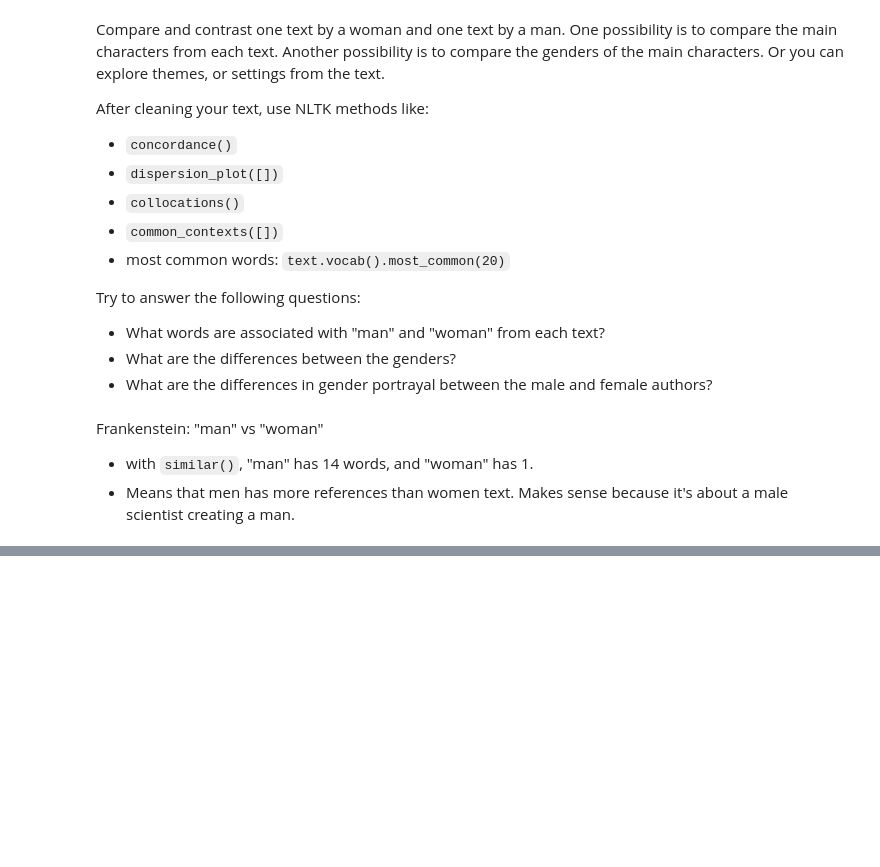
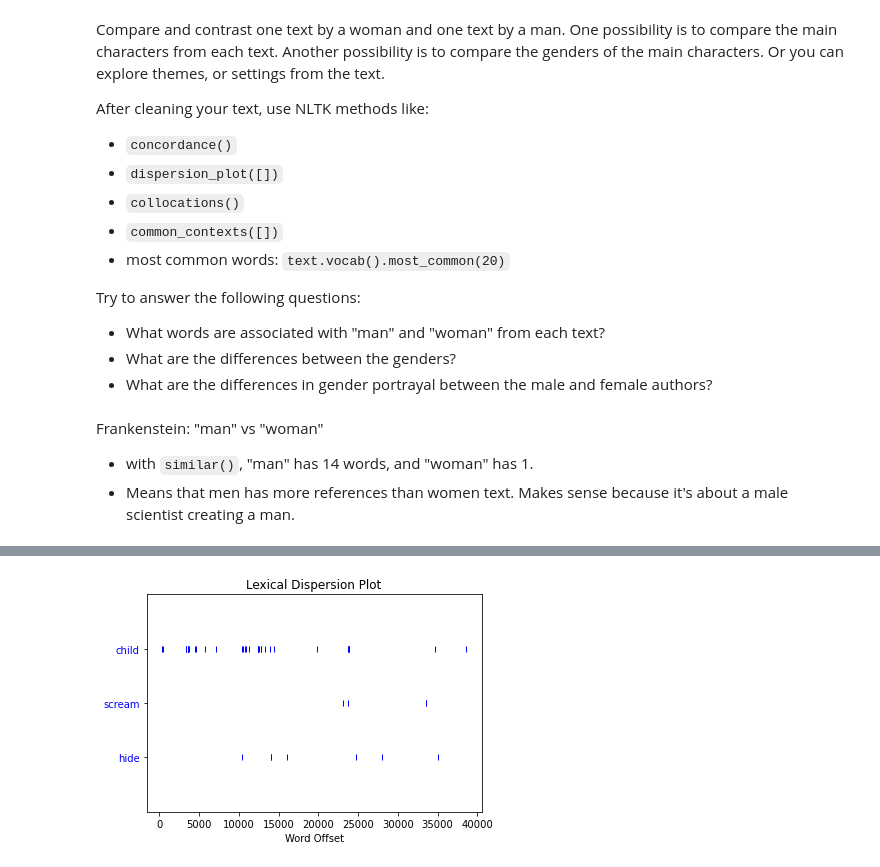
Before and after one commit to gofilipa/fds-spring-23, a Jupyter notebook: _build/jupyter_execute/nltk-gender.ipynb, the cells around one changed output, grey strips where cells are left out. Saved outputs shown, nothing was run; the diff lists cells and outputs as text; code cells hidden in the pictures; blank space fills up the shorter version.

```diff
--- a/_build/jupyter_execute/nltk-gender.ipynb
+++ b/_build/jupyter_execute/nltk-gender.ipynb
@@ -66 +66,3 @@ text = clean(orlando)
+# %%
+frank = clean(frankenstein)
 # %%
@@ -73,5 +75,5 @@ print(text)
 # turn our saved text (list of strings) to an NLTK object for
 # text analysis
 
-orlando = nltk.Text(text)
+frank = nltk.Text(frank)
 # %%
@@ -193,0 +250,6 @@ volcanoes
+# %%
+# dispersion plot of the words "child", "scream", and "hide"
+
+frank.dispersion_plot(["child", "scream", "hide"])
+# %% [output]
+[figure, added]
```
Also changed, not shown: parts of 24 cells of this notebook, 47 other files.
